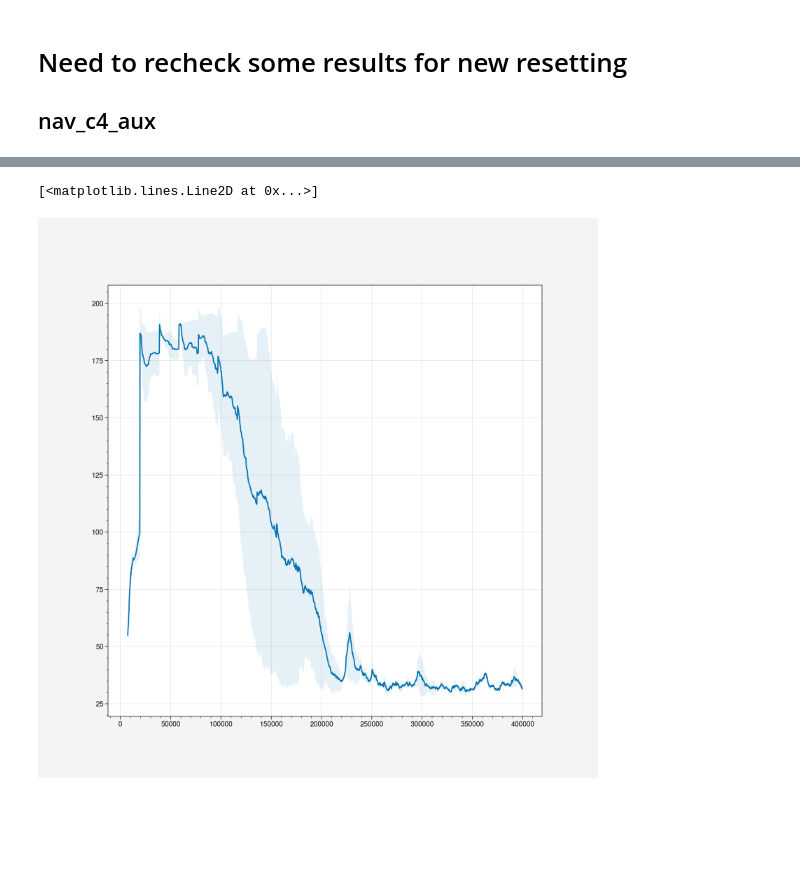
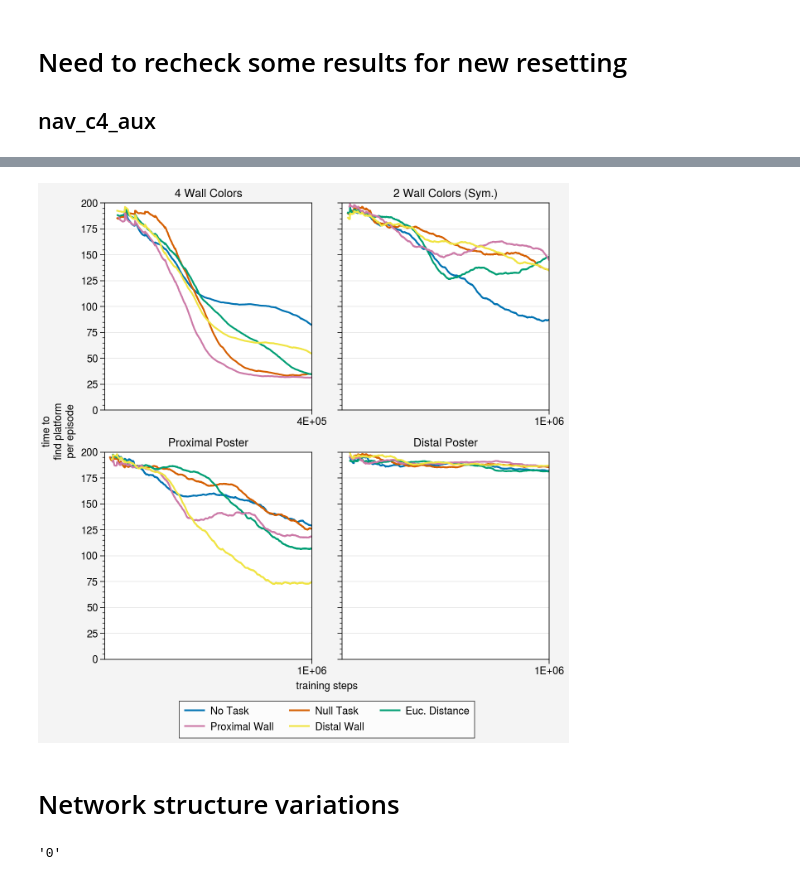
Before and after one commit to liuandrew/training-rl-algo, a Jupyter notebook: write_and_test/data_visualize.ipynb, the cells around one changed output, grey strips where cells are left out. Saved outputs shown, nothing was run; the diff lists cells and outputs as text; code cells hidden in the pictures; blank space fills up the shorter version.

```diff
--- a/write_and_test/data_visualize.ipynb
+++ b/write_and_test/data_visualize.ipynb
@@ -1078,19 +1078,3 @@ for i, aux in enumerate(auxes):
 # %% [markdown]
 # Need to recheck some results for new resetting
 ## nav_c4_aux
-# %%
-exp_names = ['nav_c4_auxeuclid0', 'nav_c4_auxeuclid1', 'nav_c4_auxeuclid2',
-             'nav_c4_auxwall1', 'nav_c4_auxwall3', ]
-folder_names = [f'nav_auxiliary_tasks2/{exp}' for exp in exp_names]
-labels = ['None', 'Null', 'Euclid', 'East Wall', 'West Wall']
-
-array = [
-    [0, 1, 1, 0],
-    [2, 2, 3, 3],
-    [4, 4, 5, 5]
-]
-fig, ax = pplt.subplots(array)
-ax.format(title=labels)
-
-for i, folder in enumerate(folder_names):
-    average_runs(folder, metric='length', ax=ax[i])
@@ -1104,5 +1081,45 @@ average_runs('nav_auxiliary_tasks2/nav_c4_auxeuclid0', metric='length')
-# %%
-average_runs('nav_auxiliary_tasks2/nav_c4_auxeuclid1', metric='length')
-# %% [output]
-[<matplotlib.lines.Line2D at 0x...>]
-[figure, removed]
+# %%
+exp_conds = ['c4', 'c2', 'pproxim', 'pdistal']
+exp_cond_folders = ['nav_auxiliary_tasks2', 'nav_auxiliary_tasks2',
+                    'nav_poster2', 'nav_poster2']
+exp_cond_labels = ['4 Wall Colors', '2 Wall Colors (Sym.)', 'Proximal Poster',
+                   'Distal Poster']
+aux_conds = ['auxeuclid0', 'auxeuclid1', 'auxeuclid2', 'auxwall1', 'auxwall3']
+paux_conds = ['auxeuclid0', 'auxeuclid1', 'auxeuclid2', 'auxwall1', 'auxwall2']
+aux_labels = ['No Task', 'Null Task', 'Euc. Distance', 'Proximal Wall', 'Distal Wall']
+
+fig, ax = pplt.subplots(nrows=2, ncols=2, sharex=False, span=3)
+ax.format(title=exp_cond_labels,
+         xformatter='%.E',
+         ylim=[0, 200],
+         ylabel='time to\nfind platform\nper episode')
+ax[2:].format(xlabel='training steps')
+ax[1:].format(xticks=[999999], xlim=[0, 1000000])
+ax[0].format(xticks=[399999], xlim=[0, 400000])
+hs = []
+for i, econd in enumerate(exp_conds):
+    econd = exp_conds[i]
+    folder = exp_cond_folders[i]
+    hs.append([])
+
+
+    if i > 1:
+        aconds = paux_conds
+    else:
+        aconds = aux_conds
+
+    for j, acond in enumerate(aconds):
+        acond = aconds[j]
+
+        exp = f'{folder}/nav_{econd}_{acond}'
+        h = average_runs(exp, 'length', ax=ax[i], label=aux_labels[j], cloud_alpha=0,
+                     ignore_first=100, ewm=0.001)
+        hs[i].append(h)
+
+
+fig.legend(hs[0], loc='b')
+fig.savefig('plots/proof_of_concept/9_1_nav_c4_aux_learning_curves_new.png')
+# %% [output]
+[figure, added]
+# %% [markdown]
+# Network structure variations
@@ -1108,0 +1128,7 @@ average_runs('nav_auxiliary_tasks2/nav_c4_auxeuclid1', metric='length')
+# %%
+trial_names = ['nav_pproxim_mlp_t0', 'nav_pproxim_mlp_t1', 'nav_pproxim_mlp_t2', 'nav_pproxim_width16_t0', 'nav_pproxim_width16_t1', 'nav_pproxim_width16_t2', 'nav_pproxim_width2_t0', 'nav_pproxim_width2_t1', 'nav_pproxim_width2_t2', 'nav_pproxim_width32_t0', 'nav_pproxim_width32_t1', 'nav_pproxim_width32_t2', 'nav_pproxim_width4_t0', 'nav_pproxim_width4_t1', 'nav_pproxim_width4_t2', 'nav_pproxim_width8_t0', 'nav_pproxim_width8_t1', 'nav_pproxim_width8_t2']
+# num = 'nav_pproxim_mlp_t0'.split('_')[-1]
+trial_nums = [item.split('_')[-1] for item in trial_names]
+re.search('\d+', num)[0]
+# %% [output]
+'0'
```
Also changed, not shown: parts of 8 cells of this notebook, 33 other files.
